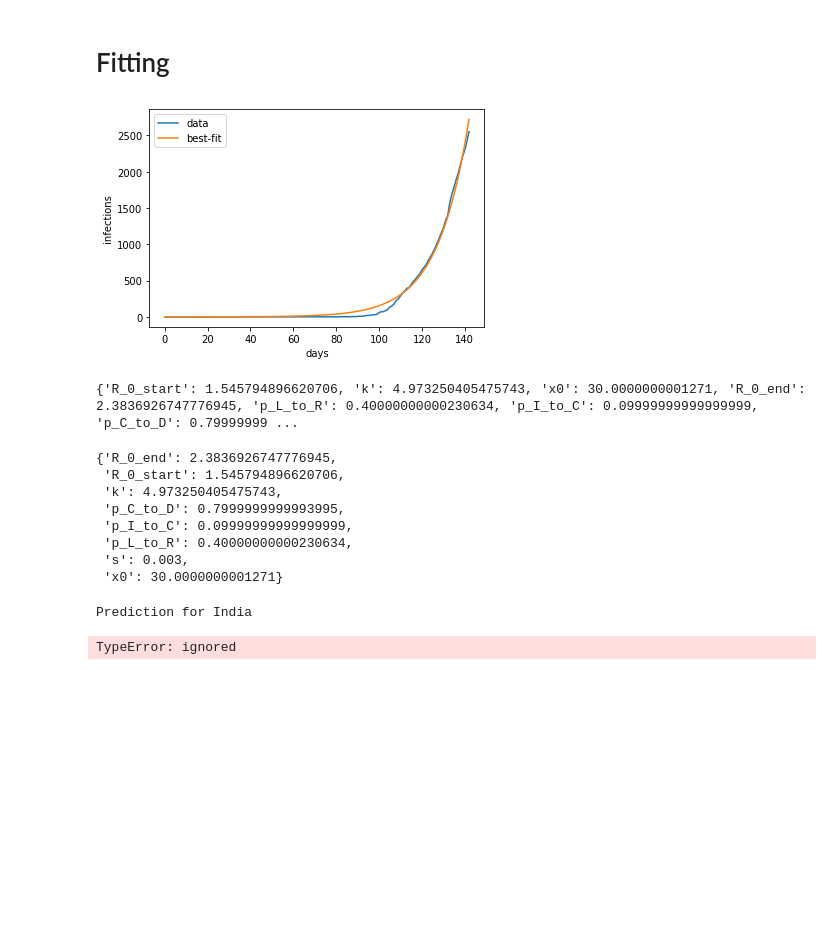
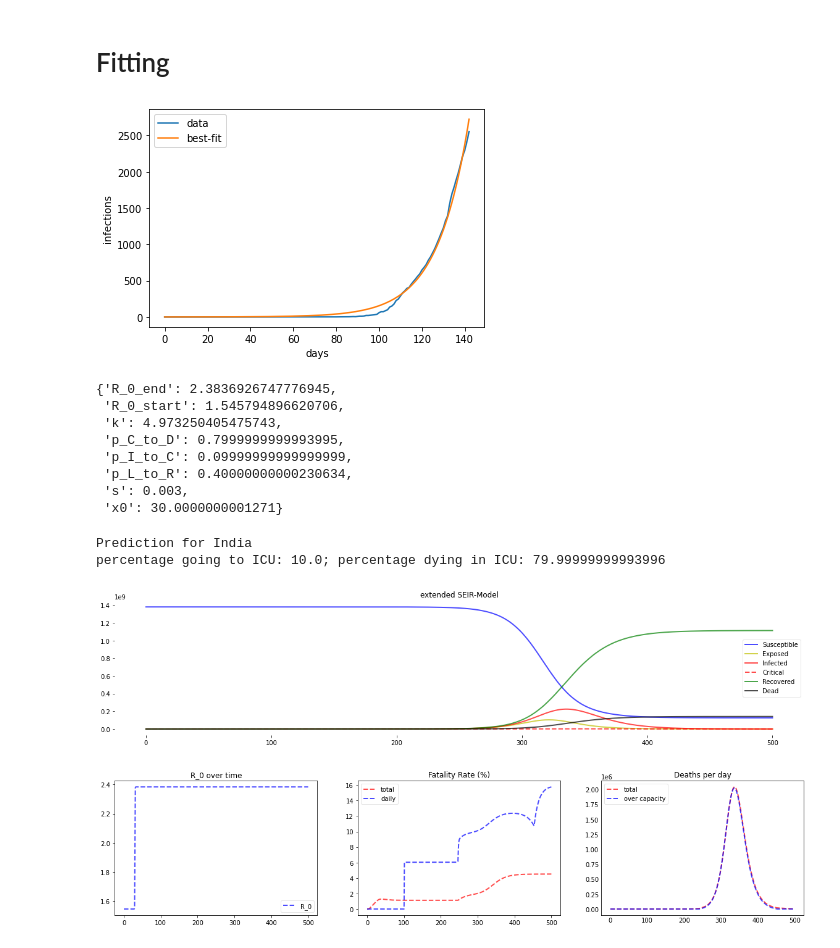
Before and after one commit to jiyingz/COVID19_projections, a Jupyter notebook: india_model.ipynb, the cells around one changed output. Drawn from its saved outputs; the diff is of its cells as text; code cells hidden in the pictures; blank space fills up the shorter version.

Commit message:
update india model

```diff
--- a/india_model.ipynb
+++ b/india_model.ipynb
@@ -67,12 +67,13 @@ theta = 1.0 / 2 # days from latency to showing symptoms
 lamda = 1.0 / 11 # infected to  critical
 tau = 1.0 / 11.5 # time for critical patients to recover
 rho = 1.0 / 7.5 # days from critical to death
+sigma = theta
 # %% [markdown]
 ## Plotting
 # %%
 plt.gcf().subplots_adjust(bottom=0.15)
 
-def plotter(t, S, E, I, C, R, D, R_0, B, S_1=None, S_2=None, x_ticks=None):
+def plotter(t, S, E, L, I, C, R, D, R_0, B, S_1=None, S_2=None, x_ticks=None):
     if S_1 is not None and S_2 is not None:
       print(f"percentage going to ICU: {S_1*100}; percentage dying in ICU: {S_2 * 100}")
 
@@ -214,7 +215,7 @@ def Model(days, agegroups, beds_per_100k, R_0_start, k, x0, R_0_end, p_L_to_R, p
     ret = odeint(deriv, y0, t, args=(N, beta, delta, epsilon, p_L_to_R, theta, gamma, p_C_to_D, p_I_to_C, lamda, tau, rho, beds))
     S, E, L, I, C, R, D = ret.T
     R_0_over_time = [beta(i)/gamma for i in range(len(t))]
-    return t, S, E, L, I, C, R, D, R_0_over_time, beds, p_I_to_C, p_C_to_D, delta
+    return t, S, E, L, I, C, R, D, R_0_over_time, beds, p_I_to_C, p_C_to_D
 # %% [markdown]
 # Fitting
 # %%
@@ -253,10 +254,8 @@ plt.xlabel('days')
 plt.ylabel('infections')
 plt.title('')
 plt.show()
-print(result.best_values)
 # %% [output]
 [figure]
-{'R_0_start': 1.545794896620706, 'k': 4.973250405475743, 'x0': 30.0000000001271, 'R_0_end': 2.3836926747776945, 'p_L_to_R': 0.40000000000230634, 'p_I_to_C': 0.09999999999999999, 'p_C_to_D': 0.79999999 ...
 # %%
 result.best_values
 # %% [output]
@@ -271,10 +270,12 @@ result.best_values
 # %%
 country = "India"
 full_days = 500
 first_date = np.datetime64(covid_data.Date.min()) - np.timedelta64(outbreak_shift,'D')
 x_ticks = pd.date_range(start=first_date, periods=full_days, freq="D")
 print("Prediction for " + country)
-plotter(*Model(full_days, agegroup_lookup[country], beds_lookup[country], **result.best_values), x_ticks=x_ticks);
+plotter(*Model(full_days, agegroup_lookup[country], beds_lookup[country], **result.best_values));
 # %% [output]
 Prediction for India
+percentage going to ICU: 10.0; percentage dying in ICU: 79.99999999993996
-TypeError: ignored
+[figure, added]
+[figure, added]
```
